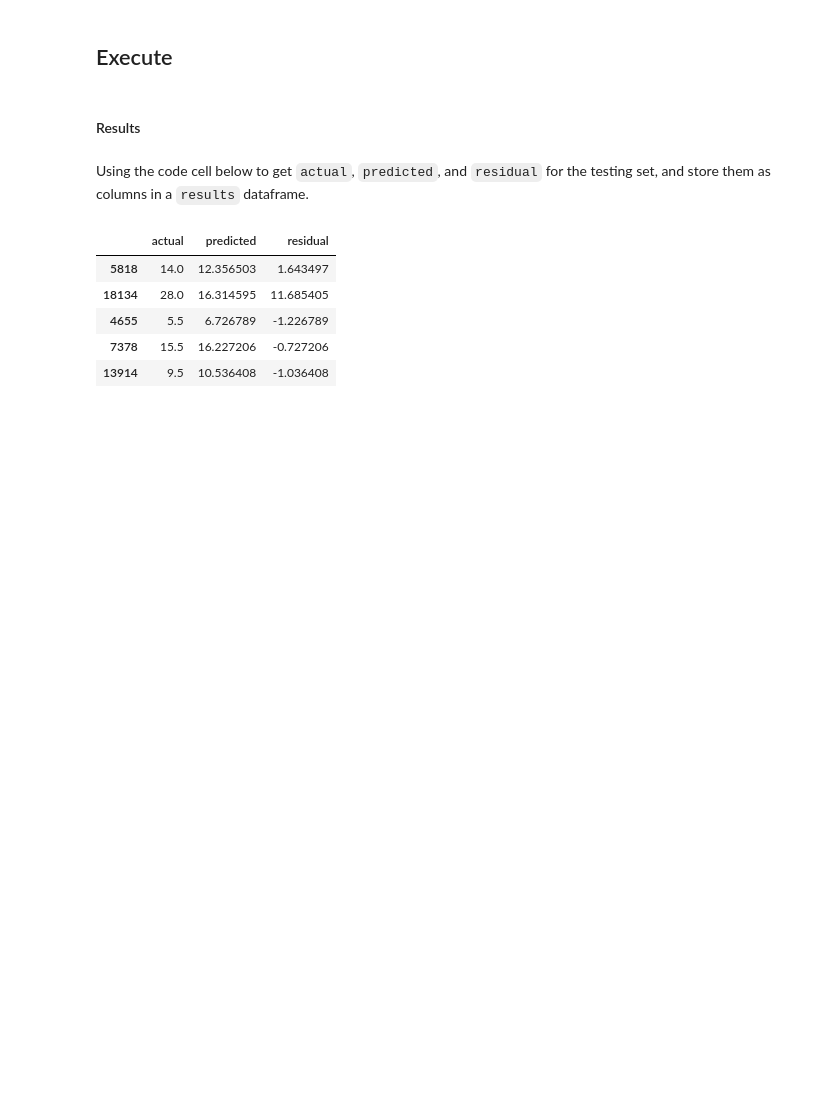
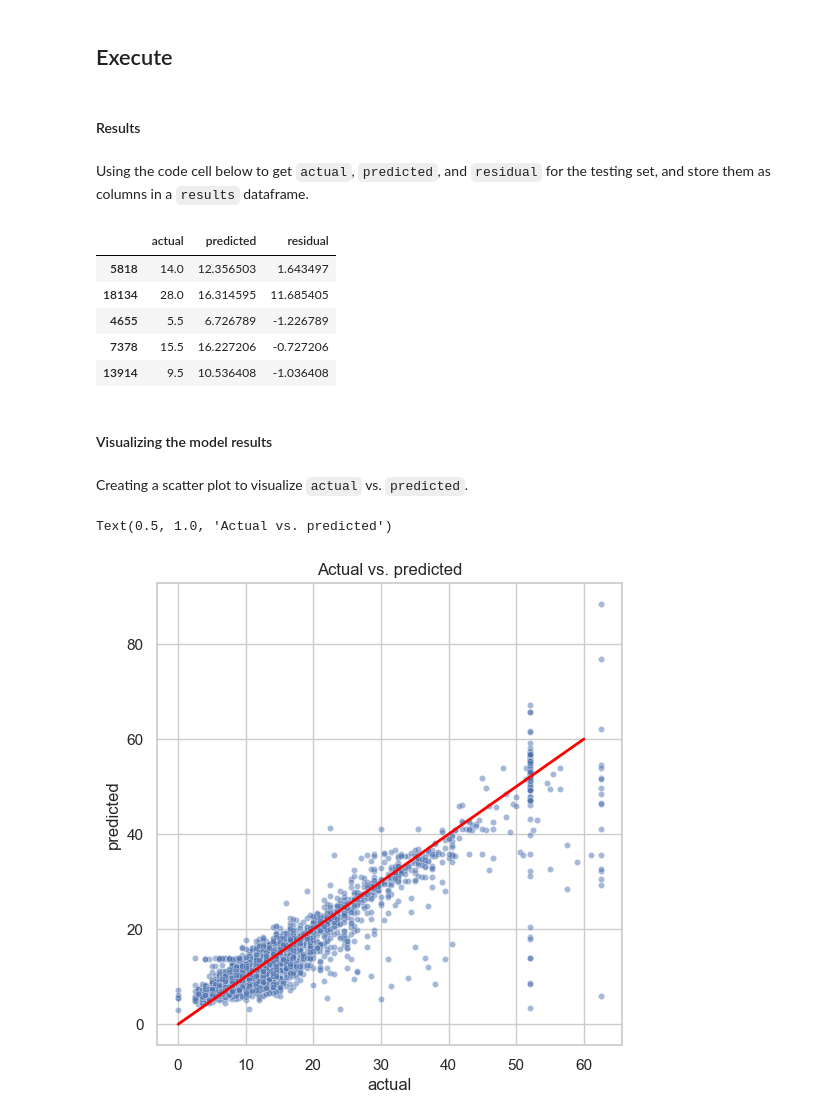
Before and after one commit to PrincelyKitilya/Automatidata-Analysis, a Jupyter notebook: automatidata_analysis.ipynb, the cells around one changed output. Saved outputs shown, nothing was run; the diff lists cells and outputs as text; code cells hidden in the pictures; blank space fills up the shorter version.

Commit message:
visualizing the actual vs predicted observations using the scatterplot.

```diff
--- a/automatidata_analysis.ipynb
+++ b/automatidata_analysis.ipynb
@@ -858,3 +858,26 @@ results.head()
 | 4655 | 5.5 | 6.726789 | -1.226789 |
 | 7378 | 15.5 | 16.227206 | -0.727206 |
 | 13914 | 9.5 | 10.536408 | -1.036408 |
+# %% [markdown]
+#### Visualizing the model results
+# %% [markdown]
+Creating a scatter plot to visualize `actual` vs. `predicted`.
+# %%
+# Create a scatterplot to visualize `predicted` over `actual`
+fig, ax = plt.subplots(figsize=(6, 6))
+sns.set_style(style='whitegrid')
+sns.scatterplot(
+    x='actual',
+    y='predicted',
+    data=results,
+    s=20,
+    alpha=0.5,
+    ax=ax
+)
+
+# drawing the x=y  line to show what the results would be if the model was perfect
+plt.plot([0, 60], [0, 60], c='red', linewidth=2)
+plt.title('Actual vs. predicted')
+# %% [output]
+Text(0.5, 1.0, 'Actual vs. predicted')
+[figure, added]
```
